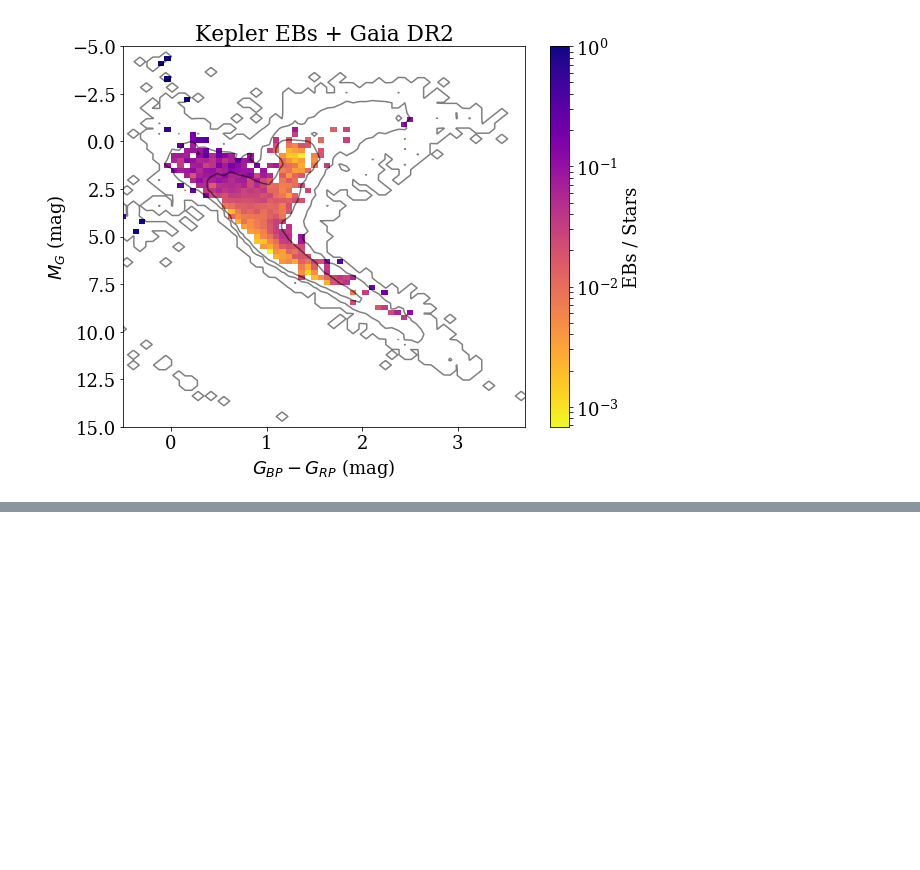
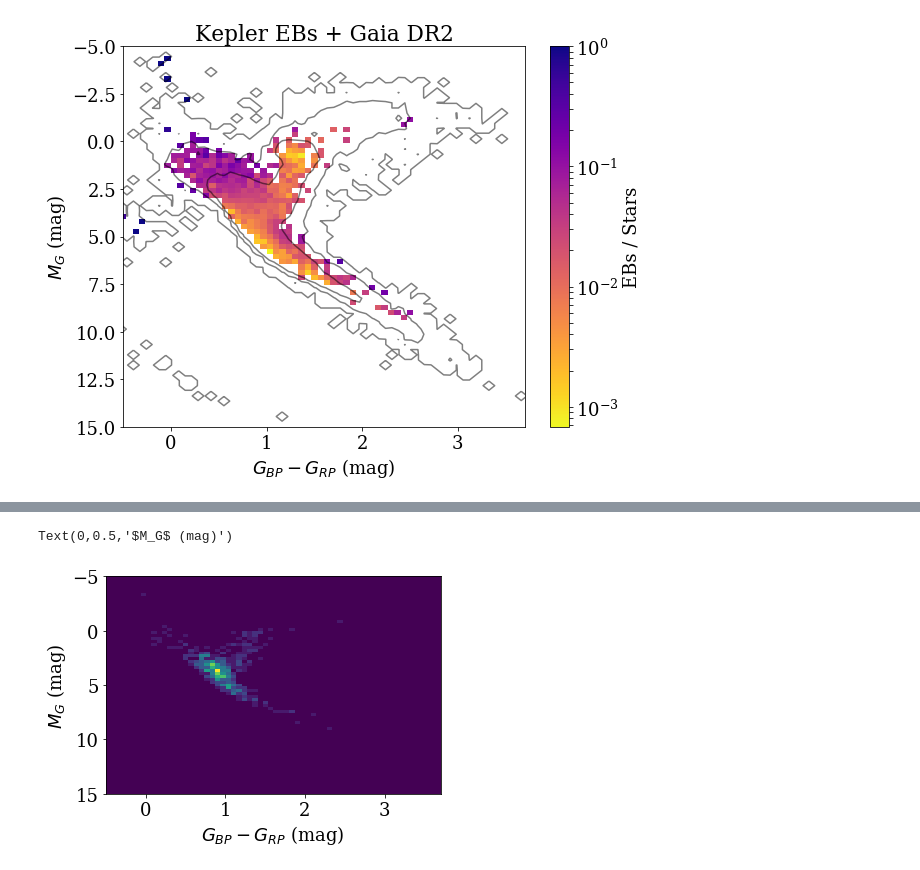
Before and after one commit to jradavenport/EBHRD, a Jupyter notebook: notebooks/compare_kepler.ipynb, the cells around one changed output, grey strips where cells are left out. Drawn from its saved outputs; the diff is of its cells as text; code cells hidden in the pictures; blank space fills up the shorter version.

```diff
--- a/notebooks/compare_kepler.ipynb
+++ b/notebooks/compare_kepler.ipynb
@@ -120,0 +156,11 @@ plt.savefig('Kepler_EBs_vs_DR2.png', dpi=300, bbox_inches='tight', pad_inches=0.
+# %%
+cL,xeL,yeL,iL = plt.hist2d(df[u'bp_rp'].values[okL],
+                            df[u'phot_g_mean_mag'].values[okL] - 5. * np.log10(df[u'r_est'].values[okL])  + 5,
+                            range=[[-1,4],[-5,15]], bins=(Nx,Ny))
+plt.ylim(15,-5)
+plt.xlim(-0.5,3.7)
+plt.xlabel('$G_{BP} - G_{RP}$ (mag)')
+plt.ylabel('$M_G$ (mag)')
+# %% [output]
+Text(0,0.5,'$M_G$ (mag)')
+[figure, added]
```
Also changed, not shown: parts of 5 cells of this notebook, 2 other files.
